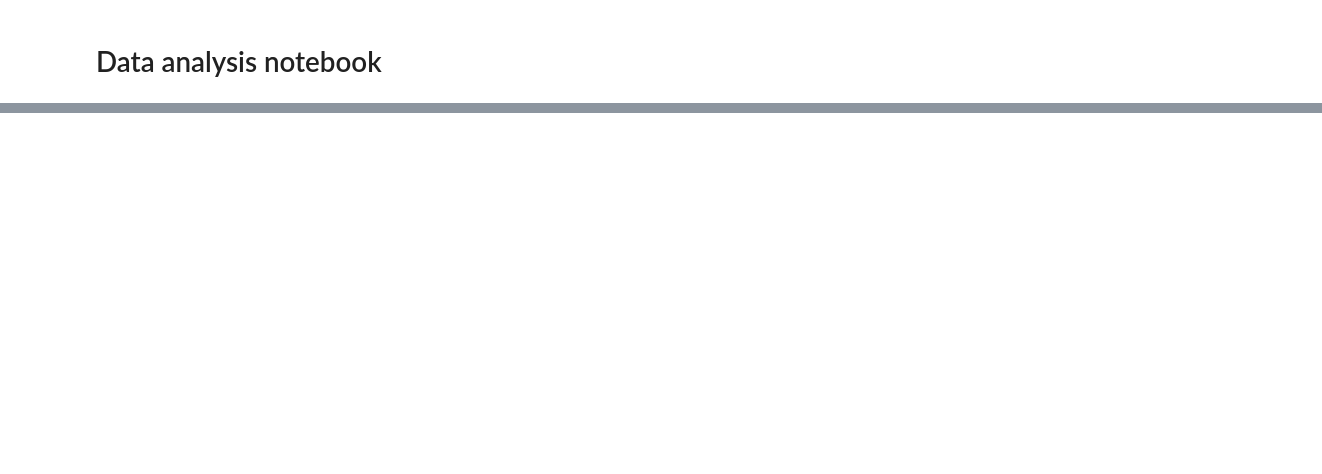
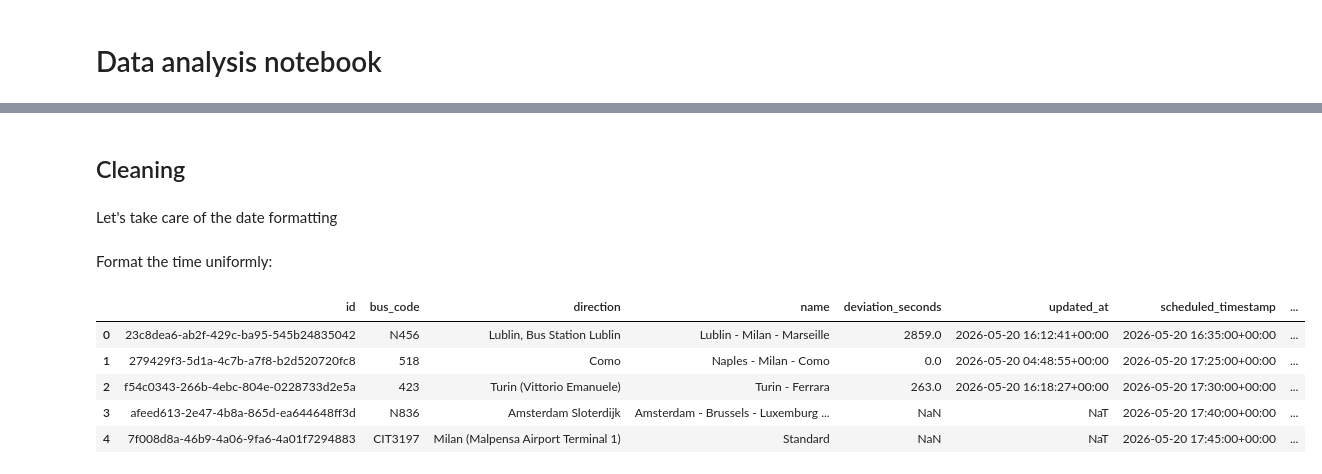
Before and after one commit to armankorajac/flixbus_tracker, a Jupyter notebook: notebooks/analysis_data.ipynb, the cells around one changed output, grey strips where cells are left out. Saved outputs shown, nothing was run; the diff lists cells and outputs as text; code cells hidden in the pictures; blank space fills up the shorter version.

```diff
--- a/notebooks/analysis_data.ipynb
+++ b/notebooks/analysis_data.ipynb
@@ -42,0 +47,5 @@ genoa_principe_df.head()
+# %%
+milan_lampugnano_df['station'] = 'Milan Lampugnano'
+genoa_principe_df['station'] = 'Genoa Principe'
+
+df = pd.concat([milan_lampugnano_df, genoa_principe_df], ignore_index=True)
@@ -42,0 +78,4 @@ genoa_principe_df.head()
+# %% [markdown]
+## Cleaning
+# %% [markdown]
+Let's take care of the date formatting
@@ -42,0 +84,2 @@ genoa_principe_df.head()
+# %% [markdown]
+Format the time uniformly:
@@ -42,0 +90,9 @@ genoa_principe_df.head()
+# %%
+df.head()
+# %% [output]
+|  | id | bus_code | direction | name | deviation_seconds | updated_at | scheduled_timestamp | ... |
+| 0 | 23c8dea6-ab2f-429c-ba95-545b24835042 | N456 | Lublin, Bus Station Lublin | Lublin - Milan - Marseille | 2859.0 | 2026-05-20 16:12:41+00:00 | 2026-05-20 16:35:00+00:00 | ... |
+| 1 | 279429f3-5d1a-4c7b-a7f8-b2d520720fc8 | 518 | Como | Naples - Milan - Como | 0.0 | 2026-05-20 04:48:55+00:00 | 2026-05-20 17:25:00+00:00 | ... |
+| 2 | f54c0343-266b-4ebc-804e-0228733d2e5a | 423 | Turin (Vittorio Emanuele) | Turin - Ferrara | 263.0 | 2026-05-20 16:18:27+00:00 | 2026-05-20 17:30:00+00:00 | ... |
+| 3 | afeed613-2e47-4b8a-865d-ea644648ff3d | N836 | Amsterdam Sloterdijk | Amsterdam - Brussels - Luxemburg ... | NaN | NaT | 2026-05-20 17:40:00+00:00 | ... |
+| 4 | 7f008d8a-46b9-4a06-9fa6-4a01f7294883 | CIT3197 | Milan (Malpensa Airport Terminal 1) | Standard | NaN | NaT | 2026-05-20 17:45:00+00:00 | ... |
```
Also changed, not shown: parts of 27 cells of this notebook, 20 other files.
